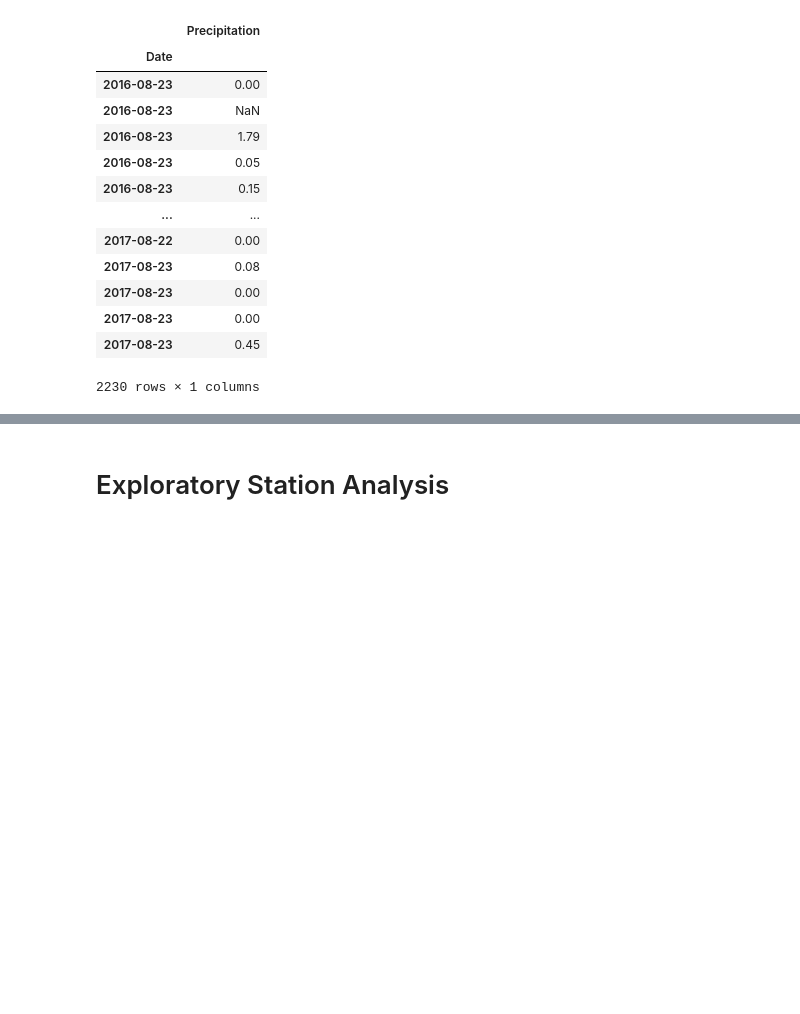
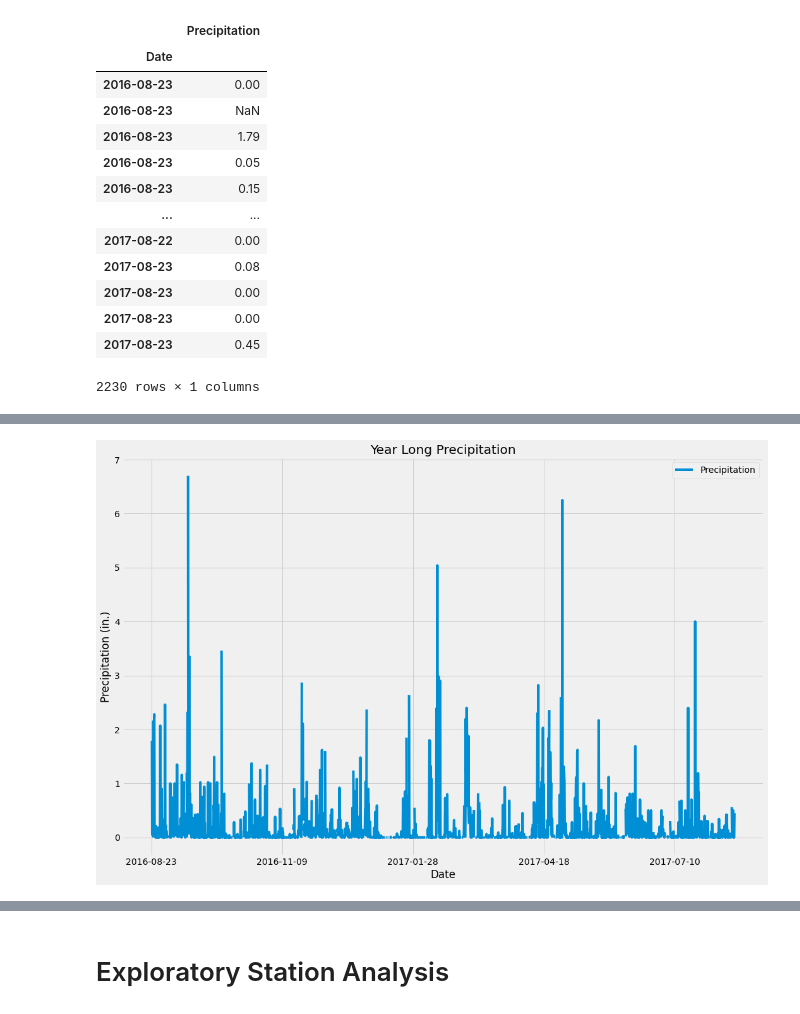
Before and after one commit to ekatuuo/sqlalchemy-challenge, a Jupyter notebook: climate_starter.ipynb, the cells around one changed output, grey strips where cells are left out. Cells and saved outputs as stored; diff of their text form; code cells hidden in the pictures; blank space fills up the shorter version.

```diff
--- a/climate_starter.ipynb
+++ b/climate_starter.ipynb
@@ -125,7 +125,7 @@ precipitation_df
 
 # plt.show()
 
-fig, ax = plt.subplots(figsize = (10, 5)
+fig, ax = plt.subplots(figsize = (15, 10))
 precipitation_df.plot(ax = ax, x_compat = True)
 
 #title and labels
@@ -143,3 +142,4 @@ SyntaxError: invalid syntax (<ipython-input-21-7122c59d6582>, line 8)
+[figure, added]
 # %%
 # Use Pandas to calcualte the summary statistics for the precipitation data
 precipitation_df.describe()
```
Also changed, not shown: parts of 7 cells of this notebook, 1 other file.
